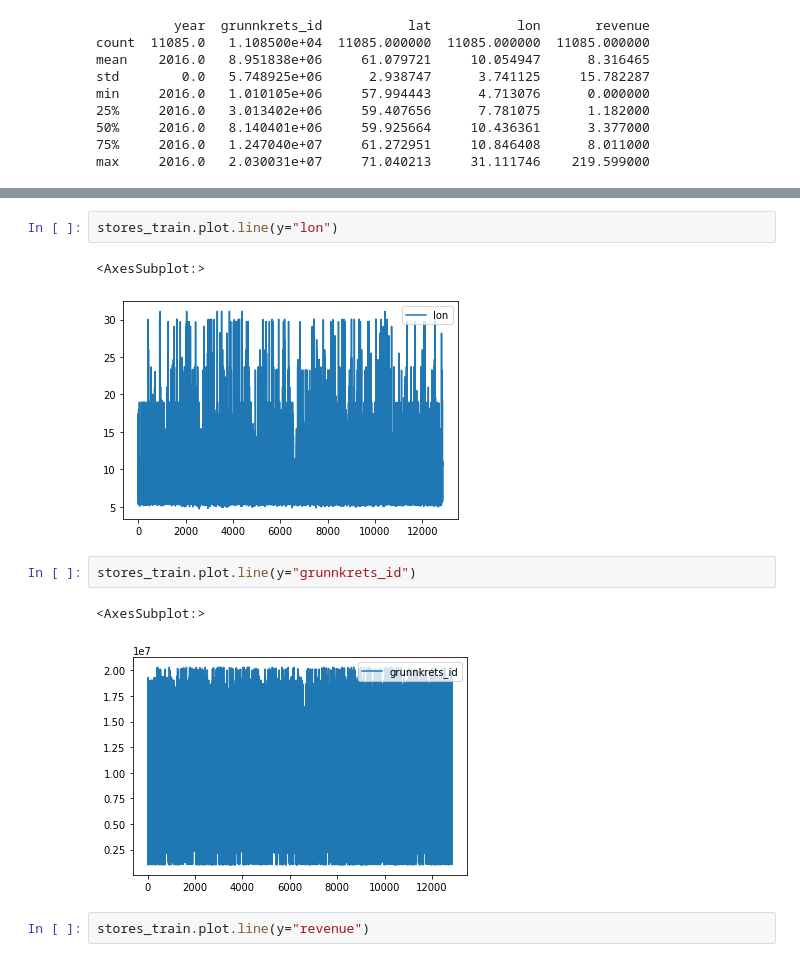
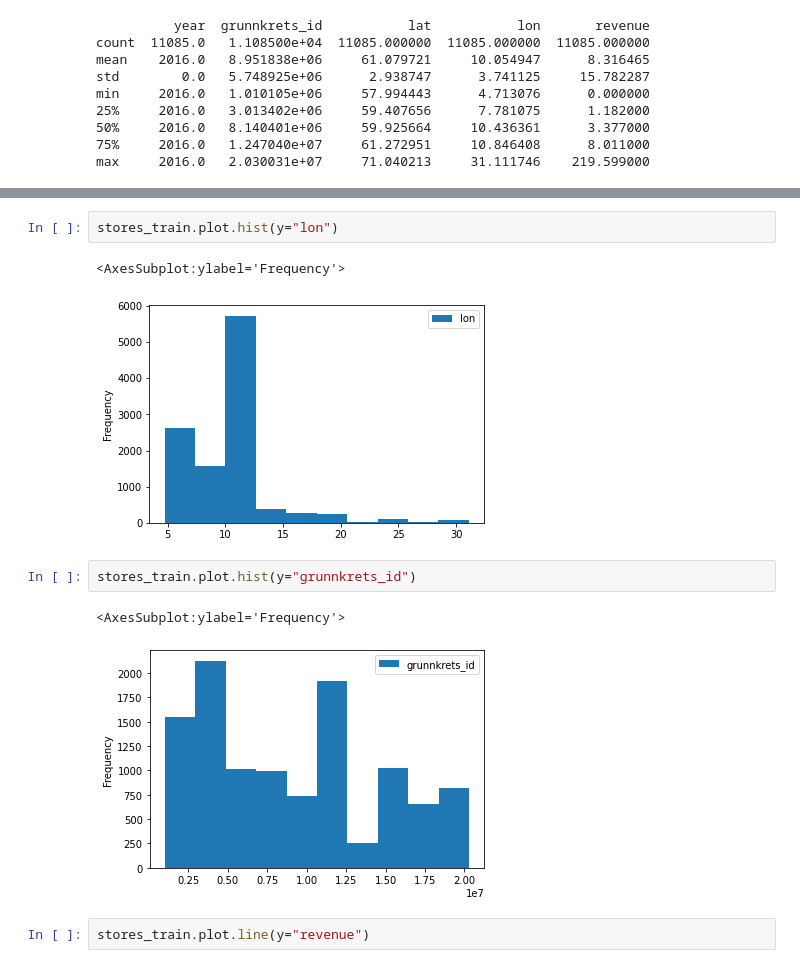
Before and after one commit to aashiltf/project_ml, a Jupyter notebook: code.ipynb, the cells around one changed output, grey strips where cells are left out. Drawn from its saved outputs; the diff is of its cells as text.

```diff
--- a/code.ipynb
+++ b/code.ipynb
@@ -112,13 +113,13 @@ stores_train.plot.line(y="lat")
 # %%
-stores_train.plot.line(y="lon")
+stores_train.plot.hist(y="lon")
 # %% [output]
-<AxesSubplot:>
+<AxesSubplot:ylabel='Frequency'>
-[figure, old version]
+[figure, new version]
 # %%
-stores_train.plot.line(y="grunnkrets_id")
+stores_train.plot.hist(y="grunnkrets_id")
 # %% [output]
-<AxesSubplot:>
+<AxesSubplot:ylabel='Frequency'>
-[figure, old version]
+[figure, new version]
 # %%
 stores_train.plot.line(y="revenue")
 # %% [output]
```
Also changed, not shown: parts of 5 cells of this notebook.
